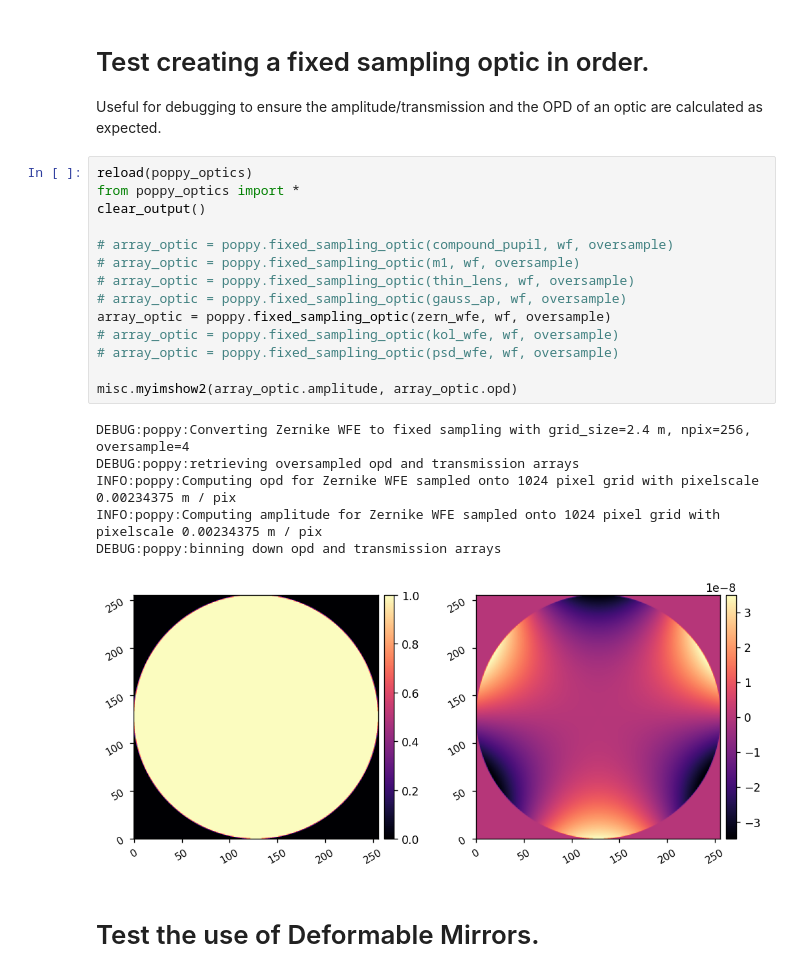
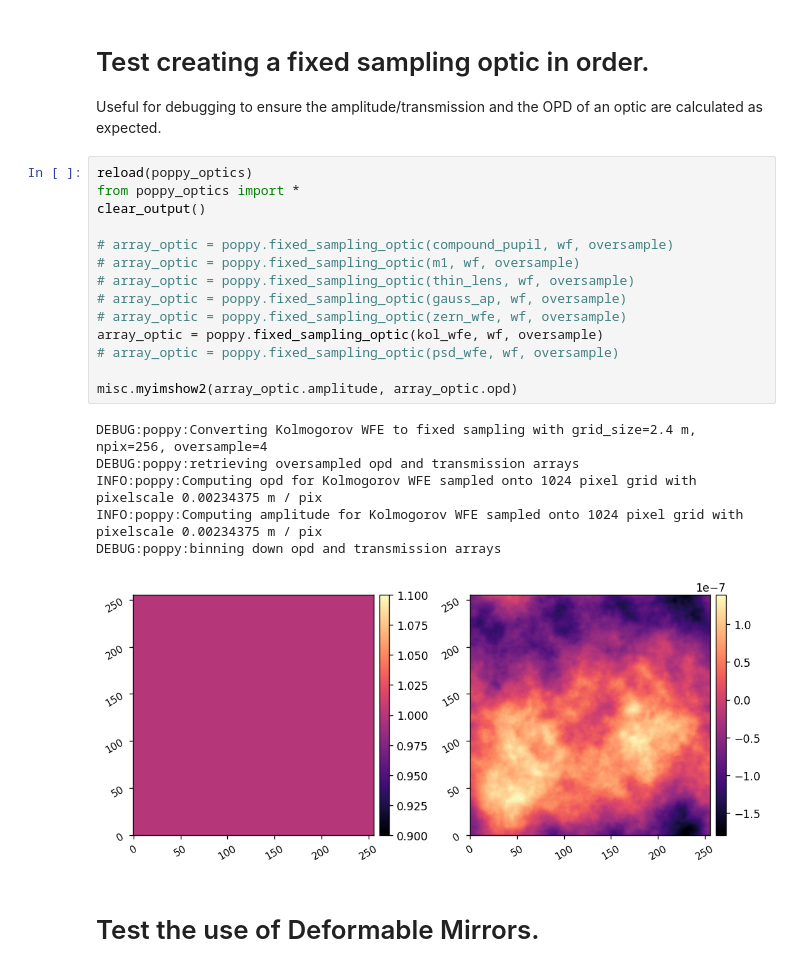
Before and after one commit to kian1377/poppy-cupy-tests, a Jupyter notebook: poppy_fraunhofer_cpu_tests.ipynb, the cells around one changed output. Drawn from its saved outputs; the diff is of its cells as text.

Commit message:
running poppy tests

```diff
--- a/poppy_fraunhofer_cpu_tests.ipynb
+++ b/poppy_fraunhofer_cpu_tests.ipynb
@@ -56,24 +63,24 @@ Useful for debugging to ensure the amplitude/transmission and the OPD of an opti
 # %%
 reload(poppy_optics)
 from poppy_optics import *
 clear_output()
 
 # array_optic = poppy.fixed_sampling_optic(compound_pupil, wf, oversample)
 # array_optic = poppy.fixed_sampling_optic(m1, wf, oversample)
 # array_optic = poppy.fixed_sampling_optic(thin_lens, wf, oversample)
 # array_optic = poppy.fixed_sampling_optic(gauss_ap, wf, oversample)
-array_optic = poppy.fixed_sampling_optic(zern_wfe, wf, oversample)
-# array_optic = poppy.fixed_sampling_optic(kol_wfe, wf, oversample)
+# array_optic = poppy.fixed_sampling_optic(zern_wfe, wf, oversample)
+array_optic = poppy.fixed_sampling_optic(kol_wfe, wf, oversample)
 # array_optic = poppy.fixed_sampling_optic(psd_wfe, wf, oversample)
 
 misc.myimshow2(array_optic.amplitude, array_optic.opd)
 # %% [output]
-DEBUG:poppy:Converting Zernike WFE to fixed sampling with grid_size=2.4 m, npix=256, oversample=4
+DEBUG:poppy:Converting Kolmogorov WFE to fixed sampling with grid_size=2.4 m, npix=256, oversample=4
 DEBUG:poppy:retrieving oversampled opd and transmission arrays
-INFO:poppy:Computing opd for Zernike WFE sampled onto 1024 pixel grid with pixelscale 0.00234375 m / pix
-INFO:poppy:Computing amplitude for Zernike WFE sampled onto 1024 pixel grid with pixelscale 0.00234375 m / pix
+INFO:poppy:Computing opd for Kolmogorov WFE sampled onto 1024 pixel grid with pixelscale 0.00234375 m / pix
+INFO:poppy:Computing amplitude for Kolmogorov WFE sampled onto 1024 pixel grid with pixelscale 0.00234375 m / pix
 DEBUG:poppy:binning down opd and transmission arrays
-[figure, old version]
+[figure, new version]
 # %% [markdown]
 # Test the use of Deformable Mirrors.
 # %%
```
Also changed, not shown: parts of 7 cells of this notebook, 1 other file.
